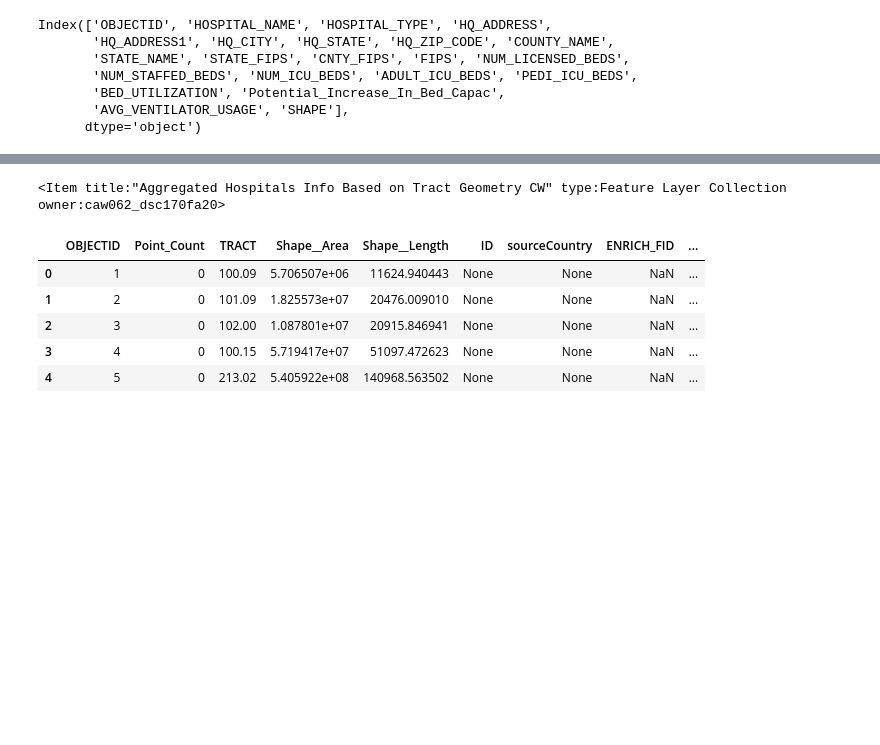
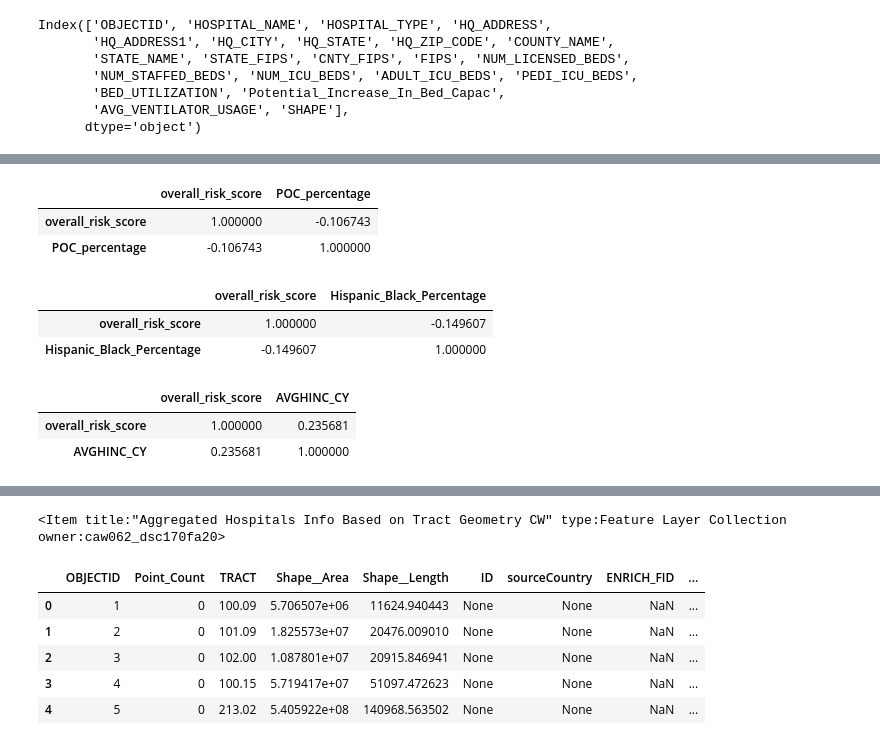
Before and after one commit to wendyw1999/DSC170_final_project, a Jupyter notebook: final presentation.ipynb, the cells around one changed output, grey strips where cells are left out. Saved outputs shown, nothing was run; the diff lists cells and outputs as text; code cells hidden in the pictures; blank space fills up the shorter version.

```diff
--- a/final presentation.ipynb
+++ b/final presentation.ipynb
@@ -129,0 +337,11 @@ merge the two table based on tract id, now we have a single table containing all
+# %%
+X_train = tract_sdf_with_testsites_and_beds[ ['population_density',
+                                             "hospital_beds_num_area_ratio",
+                                             "hospital_beds_num_population_ratio",
+                                             "testing_site_num_area_ratio",
+                                             "testing_site_num_population_ratio",
+                                             "SENIORS_CY","POC_percentage","AVGHINC_CY","Hispanic_Black_Percentage"
+                                            ]]
+# %%
+scaler = preprocessing.MinMaxScaler()
+X_train_minmax = scaler.fit_transform(X_train)
@@ -129,0 +350,9 @@ merge the two table based on tract id, now we have a single table containing all
+# %%
+df = pd.DataFrame(X_train_minmax,columns = ['population_density',
+                                             "hospital_beds_num_area_ratio",
+                                             "hospital_beds_num_population_ratio",
+                                             "testing_site_num_area_ratio",
+                                             "testing_site_num_population_ratio",
+                                             "SENIORS_CY","POC_percentage","AVGHINC_CY","Hispanic_Black_Percentage"
+                                            ])
+df.population_density.mean()
@@ -129,0 +361,3 @@ merge the two table based on tract id, now we have a single table containing all
+# %%
+df["overall_risk_score"] = df.population_density + df.hospital_beds_num_area_ratio/2 + df.hospital_beds_num_population_ratio/2 + df.testing_site_num_area_ratio/2 + df.testing_site_num_population_ratio/2 +df.SENIORS_CY
+df["overall_risk_score"]
@@ -129,0 +423,14 @@ merge the two table based on tract id, now we have a single table containing all
+# %%
+display(df[["overall_risk_score","POC_percentage"]].corr())
+display(df[["overall_risk_score","Hispanic_Black_Percentage"]].corr())
+display(df[["overall_risk_score","AVGHINC_CY"]].corr())
+# %% [output]
+|  | overall_risk_score | POC_percentage |
+| overall_risk_score | 1.000000 | -0.106743 |
+| POC_percentage | -0.106743 | 1.000000 |
+|  | overall_risk_score | Hispanic_Black_Percentage |
+| overall_risk_score | 1.000000 | -0.149607 |
+| Hispanic_Black_Percentage | -0.149607 | 1.000000 |
+|  | overall_risk_score | AVGHINC_CY |
+| overall_risk_score | 1.000000 | 0.235681 |
+| AVGHINC_CY | 0.235681 | 1.000000 |
```
Also changed, not shown: parts of 52 cells of this notebook.
